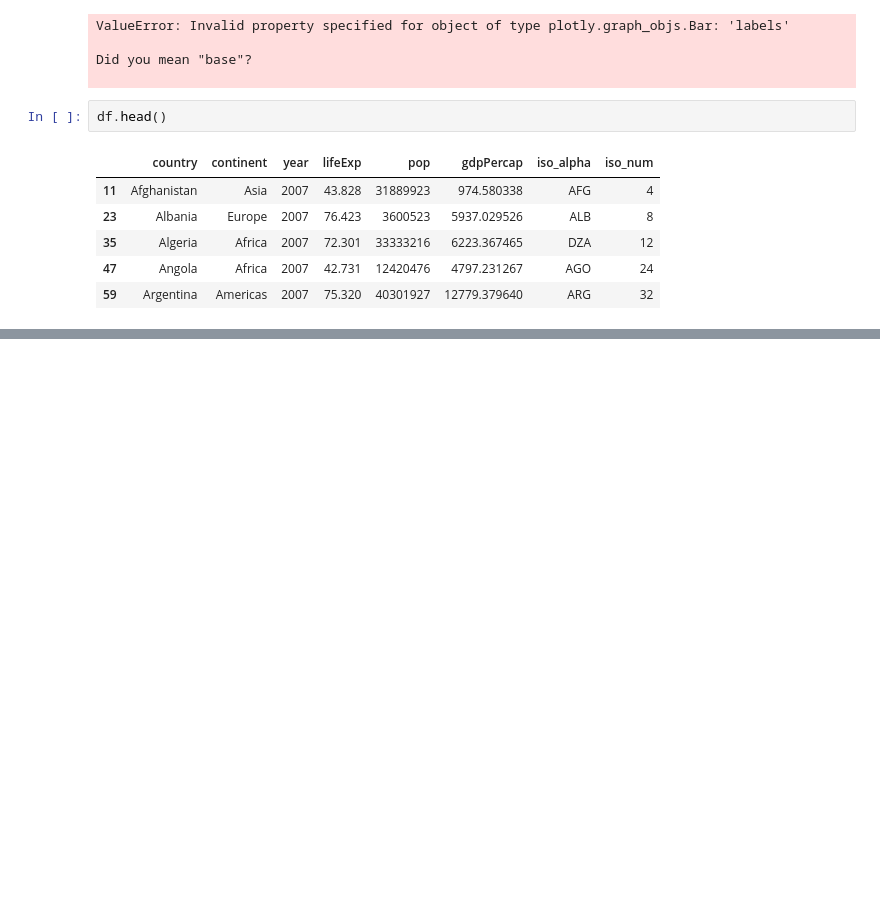
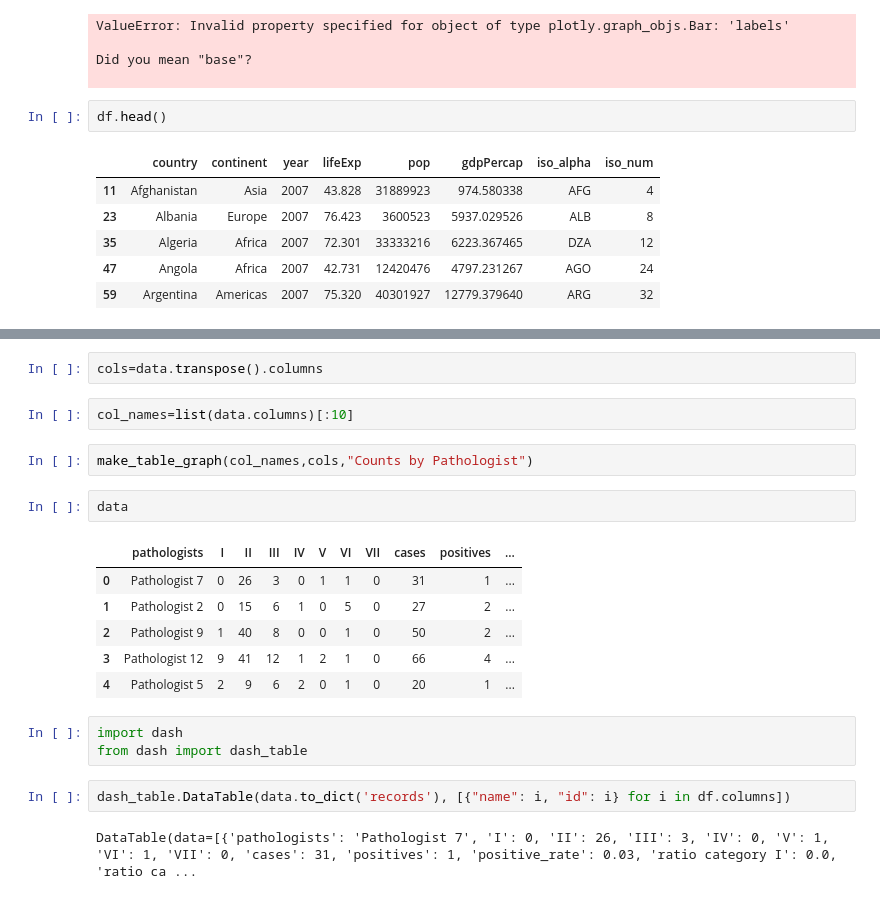
Before and after one commit to mathmax-team/USCAP_Thyroid, a Jupyter notebook: data/USCAP_data.ipynb, the cells around one changed output, grey strips where cells are left out. Cells and saved outputs as stored; diff of their text form; blank space fills up the shorter version.

```diff
--- a/data/USCAP_data.ipynb
+++ b/data/USCAP_data.ipynb
@@ -1016,0 +1362,22 @@ fig_tab.update_layout(
+# %%
+cols=data.transpose().columns
+# %%
+col_names=list(data.columns)[:10]
+# %%
+make_table_graph(col_names,cols,"Counts by Pathologist")
+# %%
+data
+# %% [output]
+|  | pathologists | I | II | III | IV | V | VI | VII | cases | positives | ... |
+| 0 | Pathologist 7 | 0 | 26 | 3 | 0 | 1 | 1 | 0 | 31 | 1 | ... |
+| 1 | Pathologist 2 | 0 | 15 | 6 | 1 | 0 | 5 | 0 | 27 | 2 | ... |
+| 2 | Pathologist 9 | 1 | 40 | 8 | 0 | 0 | 1 | 0 | 50 | 2 | ... |
+| 3 | Pathologist 12 | 9 | 41 | 12 | 1 | 2 | 1 | 0 | 66 | 4 | ... |
+| 4 | Pathologist 5 | 2 | 9 | 6 | 2 | 0 | 1 | 0 | 20 | 1 | ... |
+# %%
+import dash
+from dash import dash_table
+# %%
+dash_table.DataTable(data.to_dict('records'), [{"name": i, "id": i} for i in df.columns])
+# %% [output]
+DataTable(data=[{'pathologists': 'Pathologist 7', 'I': 0, 'II': 26, 'III': 3, 'IV': 0, 'V': 1, 'VI': 1, 'VII': 0, 'cases': 31, 'positives': 1, 'positive_rate': 0.03, 'ratio category I': 0.0, 'ratio ca ...
```
Also changed, not shown: parts of 84 cells of this notebook, 2 other files.
